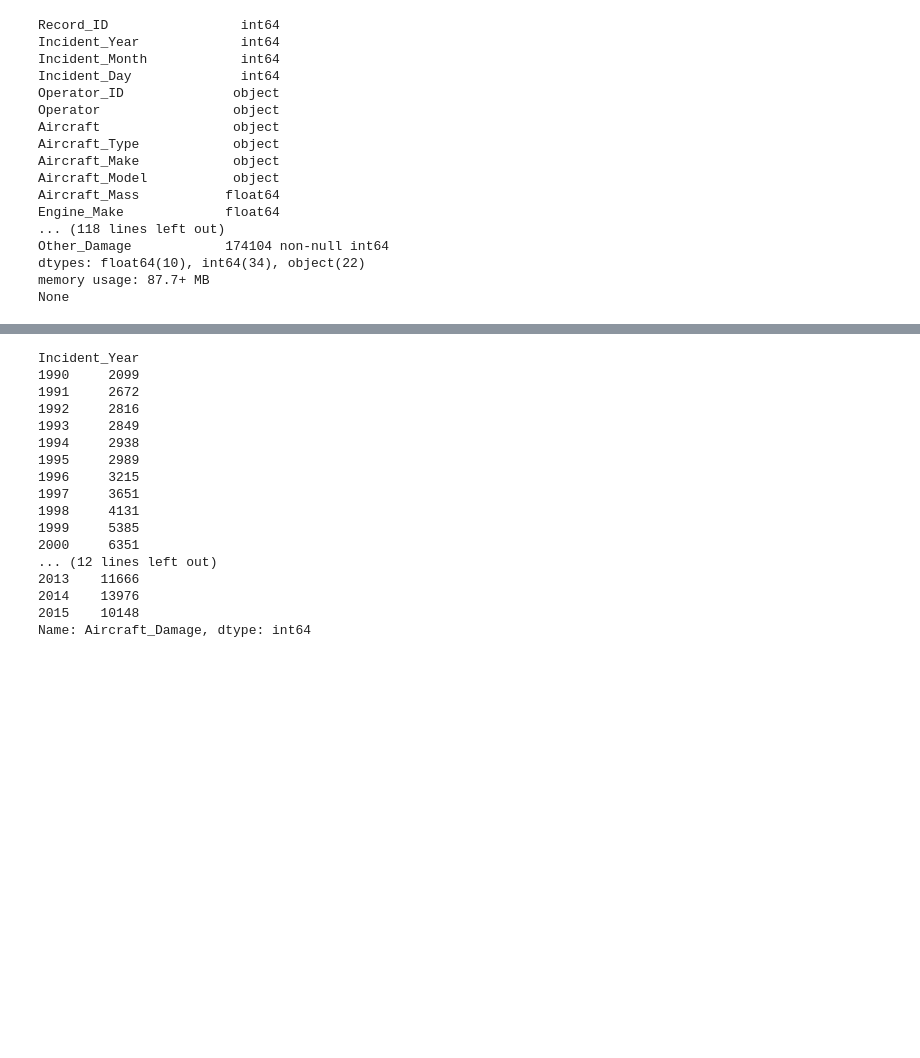
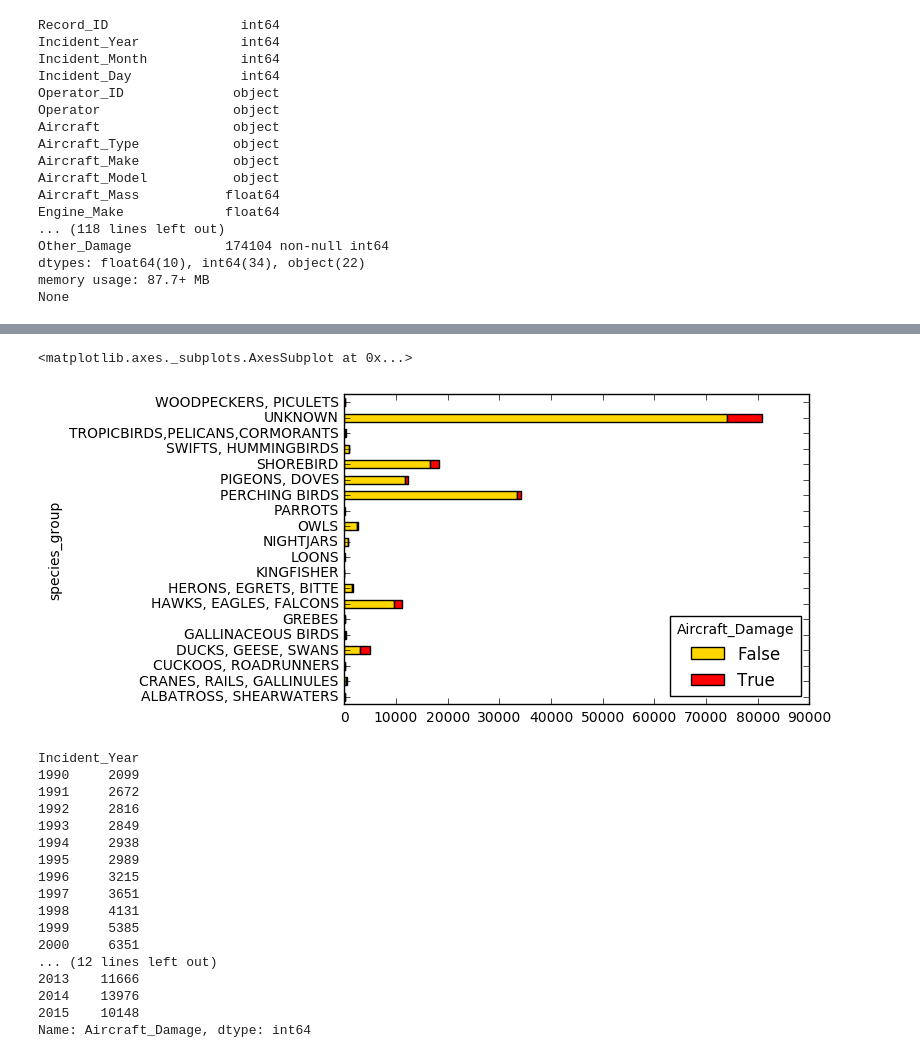
Before and after one commit to jcookanalytics/Aircraft_wildlife_incidents, a Jupyter notebook: Aircraft_Project.ipynb, the cells around one changed output, grey strips where cells are left out. Drawn from its saved outputs; the diff is of its cells as text; code cells hidden in the pictures; blank space fills up the shorter version.

```diff
--- a/Aircraft_Project.ipynb
+++ b/Aircraft_Project.ipynb
@@ -58,3 +300,13 @@ warnings.simplefilter('ignore', DeprecationWarning)
+# %%
+# VERTICAL BAR CHART INCLUDING PCT DAMAGE AND TOTAL INCIDENTS PER SPECIES GROUP
+damage_counts = pd.crosstab(df['species_group'],df['Aircraft_Damage'].astype(bool))
+
+damage_counts.plot(kind='barh',
+                   stacked=True,
+                   color=['gold','red'])
+# %% [output]
+<matplotlib.axes._subplots.AxesSubplot at 0x...>
+[figure, added]
 # %%
 df_grouped = df.groupby(by='Incident_Year')
 df_total = df_grouped.Aircraft_Damage.count()
```
Also changed, not shown: parts of 9 cells of this notebook.
